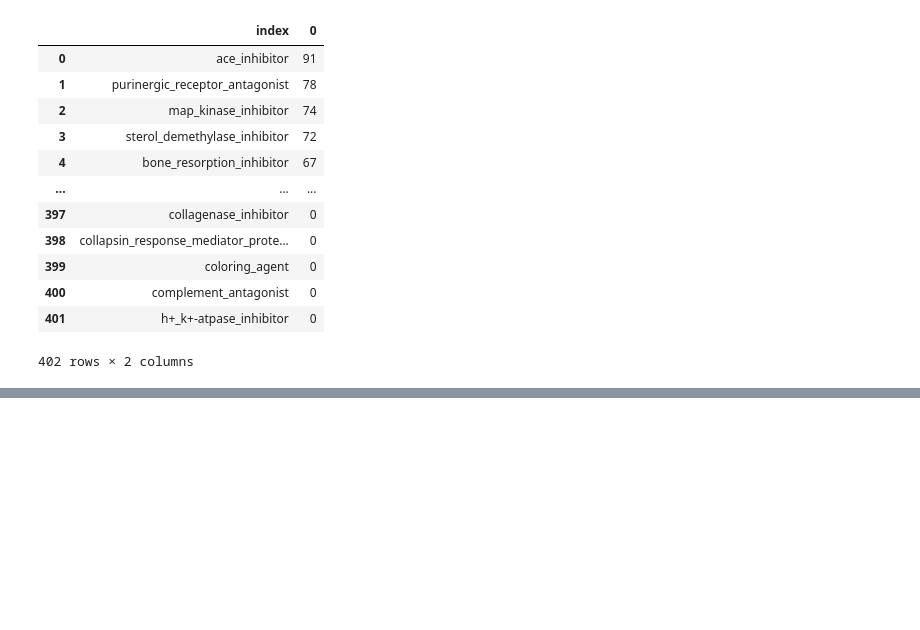
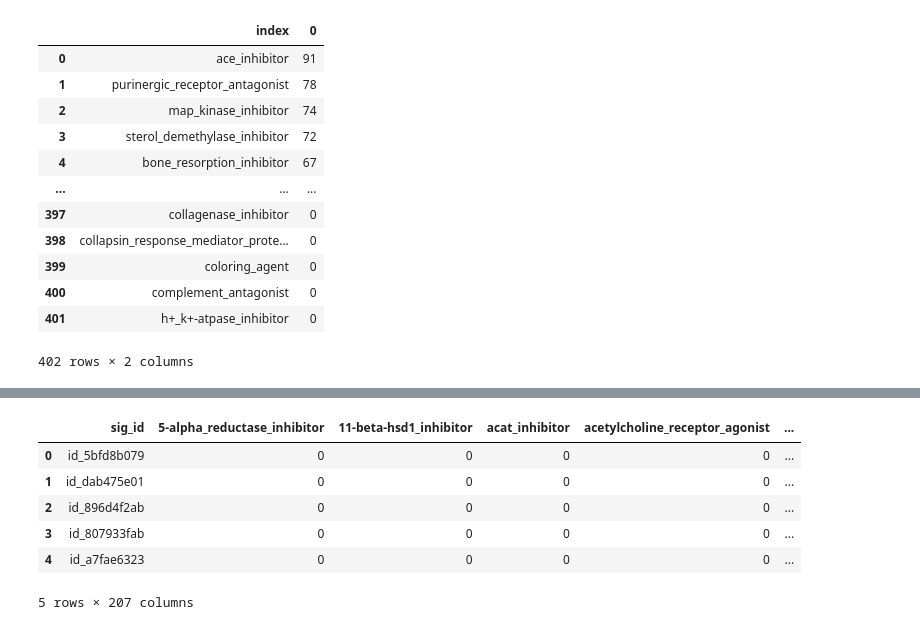
Before and after one commit to G-Sprouts/capstone2_moa, a Jupyter notebook: GW -- Drug Discovery -- Kaggle.ipynb, the cells around one changed output, grey strips where cells are left out. Cells and saved outputs as stored; diff of their text form; code cells hidden in the pictures; blank space fills up the shorter version.

```diff
--- a/GW -- Drug Discovery -- Kaggle.ipynb
+++ b/GW -- Drug Discovery -- Kaggle.ipynb
@@ -346,0 +405,12 @@ sub.to_csv('submission.csv', index=False)
+# %%
+ss = pd.read_csv('submission.csv')
+# %%
+ss.head()
+# %% [output]
+|  | sig_id | 5-alpha_reductase_inhibitor | 11-beta-hsd1_inhibitor | acat_inhibitor | acetylcholine_receptor_agonist | ... |
+| 0 | id_5bfd8b079 | 0 | 0 | 0 | 0 | ... |
+| 1 | id_dab475e01 | 0 | 0 | 0 | 0 | ... |
+| 2 | id_896d4f2ab | 0 | 0 | 0 | 0 | ... |
+| 3 | id_807933fab | 0 | 0 | 0 | 0 | ... |
+| 4 | id_a7fae6323 | 0 | 0 | 0 | 0 | ... |
+5 rows × 207 columns
```
Also changed, not shown: parts of 21 cells of this notebook.
